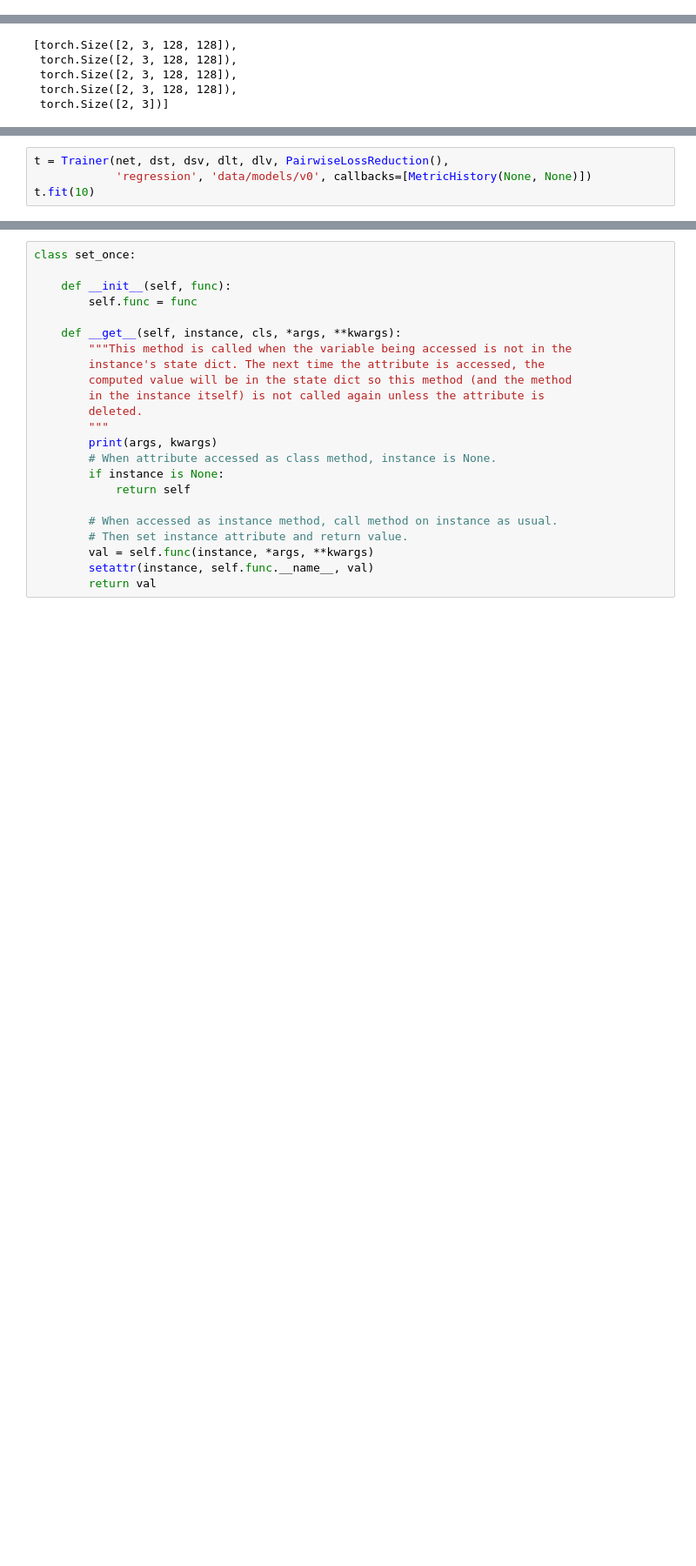
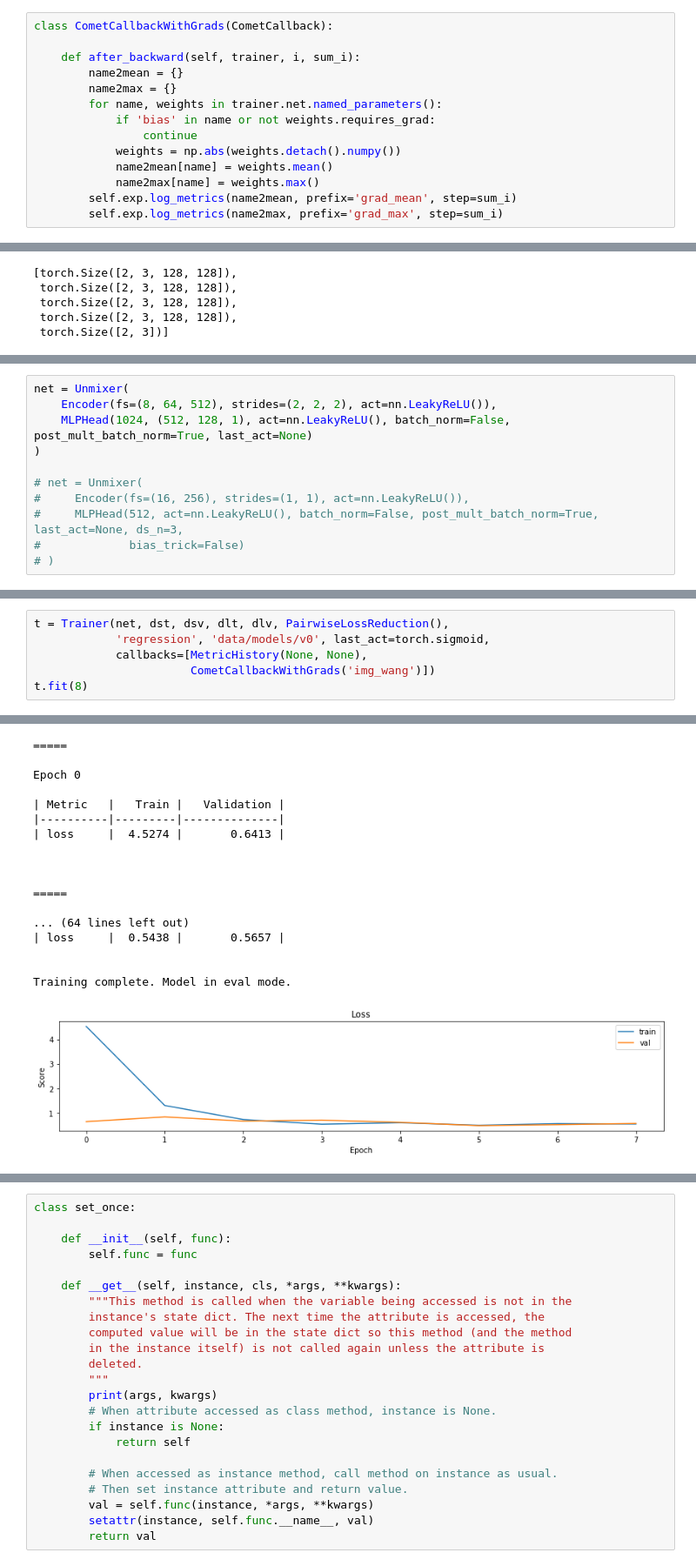
Before and after one commit to hdmamin/self-supervised-vision-exp, a Jupyter notebook: notebooks/nb03-lightning-first-test.ipynb, the cells around one changed output, grey strips where cells are left out. Shown at 87% size. Saved outputs shown, nothing was run; the diff lists cells and outputs as text; blank space fills up the shorter version.

```diff
--- a/notebooks/nb03-lightning-first-test.ipynb
+++ b/notebooks/nb03-lightning-first-test.ipynb
@@ -1101,3 +1124,17 @@ tensor([[1., 0., 1.],
+# %%
+class CometCallbackWithGrads(CometCallback):
+
+    def after_backward(self, trainer, i, sum_i):
+        name2mean = {}
+        name2max = {}
+        for name, weights in trainer.net.named_parameters():
+            if 'bias' in name or not weights.requires_grad:
+                continue
+            weights = np.abs(weights.detach().numpy())
+            name2mean[name] = weights.mean()
+            name2max[name] = weights.max()
+        self.exp.log_metrics(name2mean, prefix='grad_mean', step=sum_i)
+        self.exp.log_metrics(name2max, prefix='grad_max', step=sum_i)
 # %% [markdown]
 ## Incendio - Unsupervised Mixup Dataset (regression)
 # %%
@@ -1136,0 +1169,11 @@ net = Unmixer(
+# %%
+net = Unmixer(
+    Encoder(fs=(8, 64, 512), strides=(2, 2, 2), act=nn.LeakyReLU()),
+    MLPHead(1024, (512, 128, 1), act=nn.LeakyReLU(), batch_norm=False, post_mult_batch_norm=True, last_act=None)
+)
+
+# net = Unmixer(
+#     Encoder(fs=(16, 256), strides=(1, 1), act=nn.LeakyReLU()),
+#     MLPHead(512, act=nn.LeakyReLU(), batch_norm=False, post_mult_batch_norm=True, last_act=None, ds_n=3,
+#             bias_trick=False)
+# )
@@ -1142,5 +1189,7 @@ tensor([[-1.2468, -0.6972, -0.5621],
 # %%
 t = Trainer(net, dst, dsv, dlt, dlv, PairwiseLossReduction(),
-            'regression', 'data/models/v0', callbacks=[MetricHistory(None, None)])
-t.fit(10)
+            'regression', 'data/models/v0', last_act=torch.sigmoid,
+            callbacks=[MetricHistory(None, None),
+                       CometCallbackWithGrads('img_wang')])
+t.fit(8)
 # %% [output]
@@ -1164,0 +1221,18 @@ TypeError: join() argument must be str or bytes, not 'NoneType'
+=====
+
+Epoch 0
+
+| Metric   |   Train |   Validation |
+|----------|---------|--------------|
+| loss     |  4.5274 |       0.6413 |
+
+
+
+=====
+
+... (64 lines left out)
+| loss     |  0.5438 |       0.5657 |
+
+
+Training complete. Model in eval mode.
+[figure, added]
```
Also changed, not shown: parts of 21 cells of this notebook, 1 other file.
